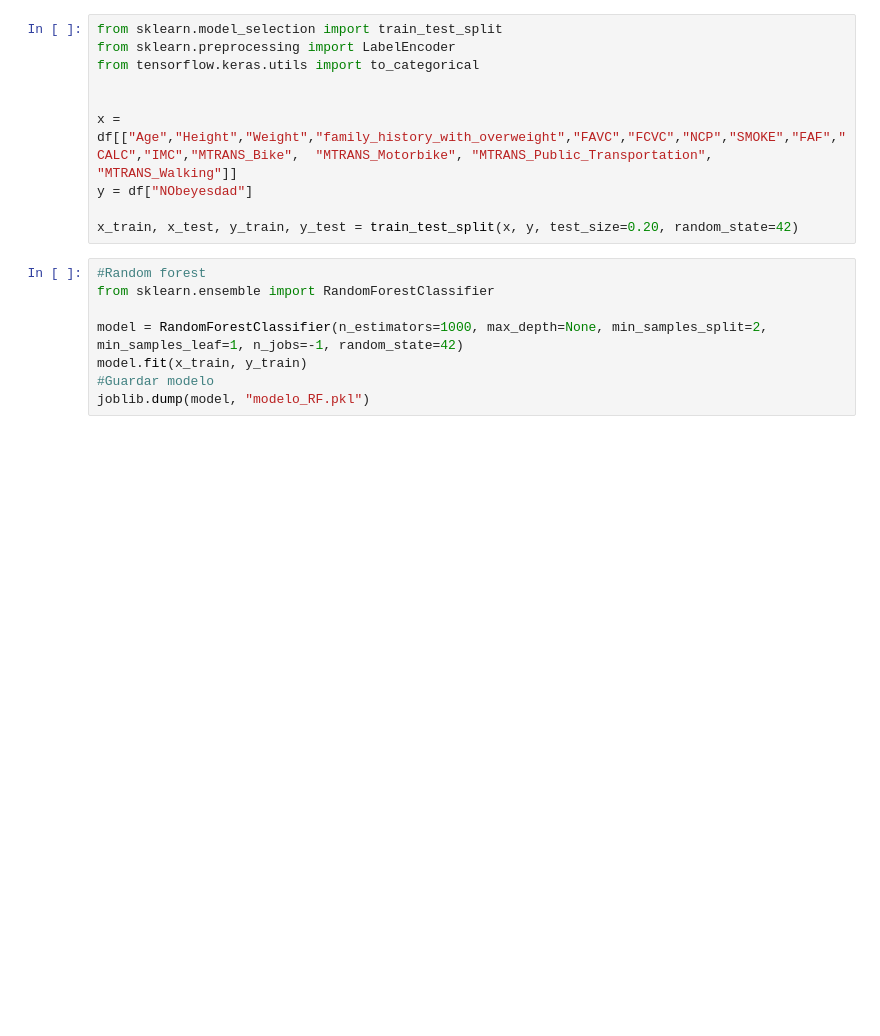
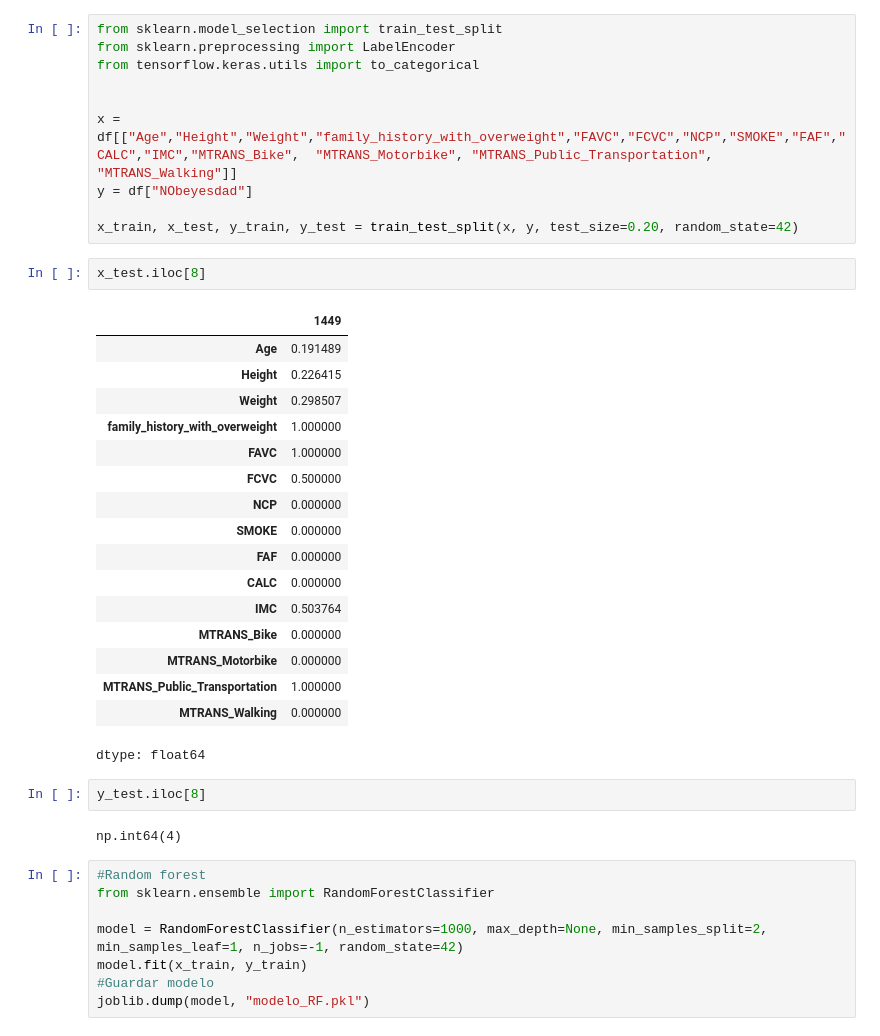
Before and after one commit to pescarda007/Proyecto_Obesidad, a Jupyter notebook: notebooks/Lab.ipynb, the cells around one changed output. Cells and saved outputs as stored; diff of their text form; blank space fills up the shorter version.

```diff
--- a/notebooks/Lab.ipynb
+++ b/notebooks/Lab.ipynb
@@ -140,6 +215,30 @@ x = df[["Age","Height","Weight","family_history_with_overweight","FAVC","FCVC","
 y = df["NObeyesdad"]
 
 x_train, x_test, y_train, y_test = train_test_split(x, y, test_size=0.20, random_state=42)
+# %%
+x_test.iloc[8]
+# %% [output]
+|  | 1449 |
+| Age | 0.191489 |
+| Height | 0.226415 |
+| Weight | 0.298507 |
+| family_history_with_overweight | 1.000000 |
+| FAVC | 1.000000 |
+| FCVC | 0.500000 |
+| NCP | 0.000000 |
+| SMOKE | 0.000000 |
+| FAF | 0.000000 |
+| CALC | 0.000000 |
+| IMC | 0.503764 |
+| MTRANS_Bike | 0.000000 |
+| MTRANS_Motorbike | 0.000000 |
+| MTRANS_Public_Transportation | 1.000000 |
+| MTRANS_Walking | 0.000000 |
+dtype: float64
+# %%
+y_test.iloc[8]
+# %% [output]
+np.int64(4)
 # %%
 #Random forest
 from sklearn.ensemble import RandomForestClassifier
```
Also changed, not shown: parts of 8 cells of this notebook.
